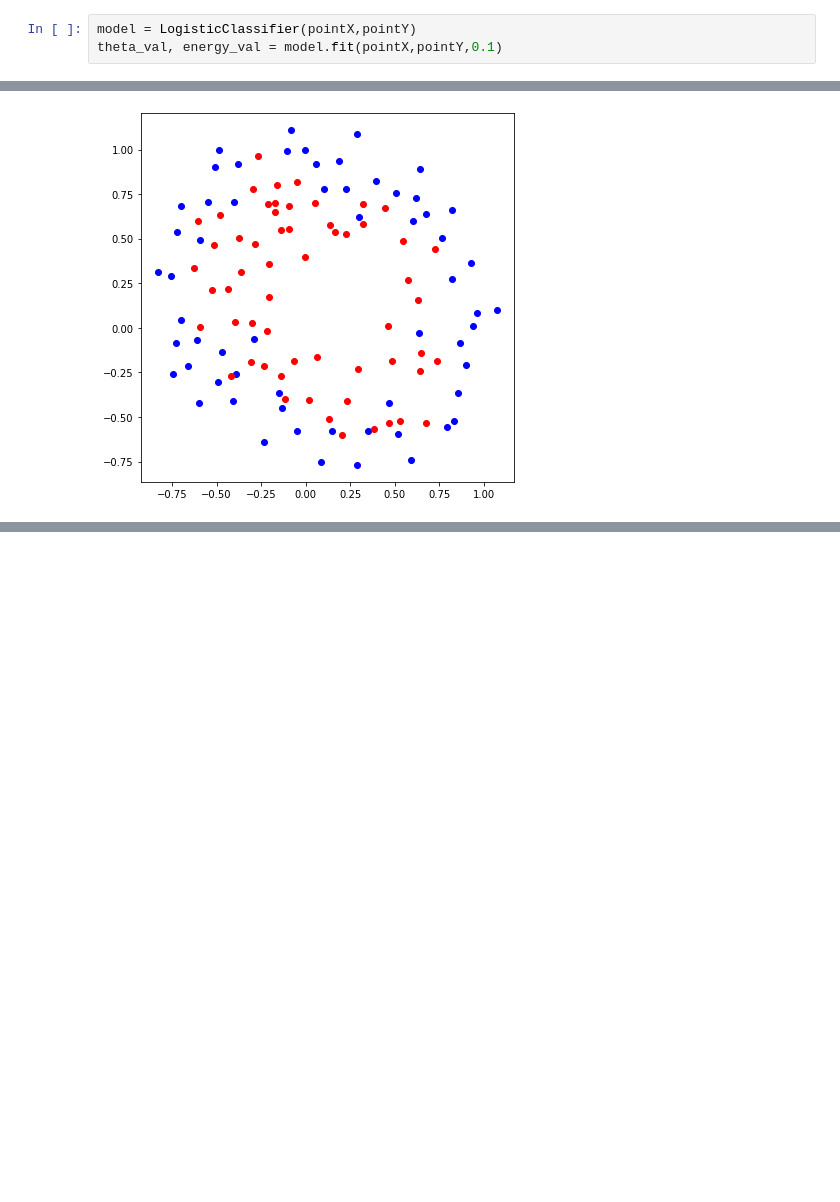
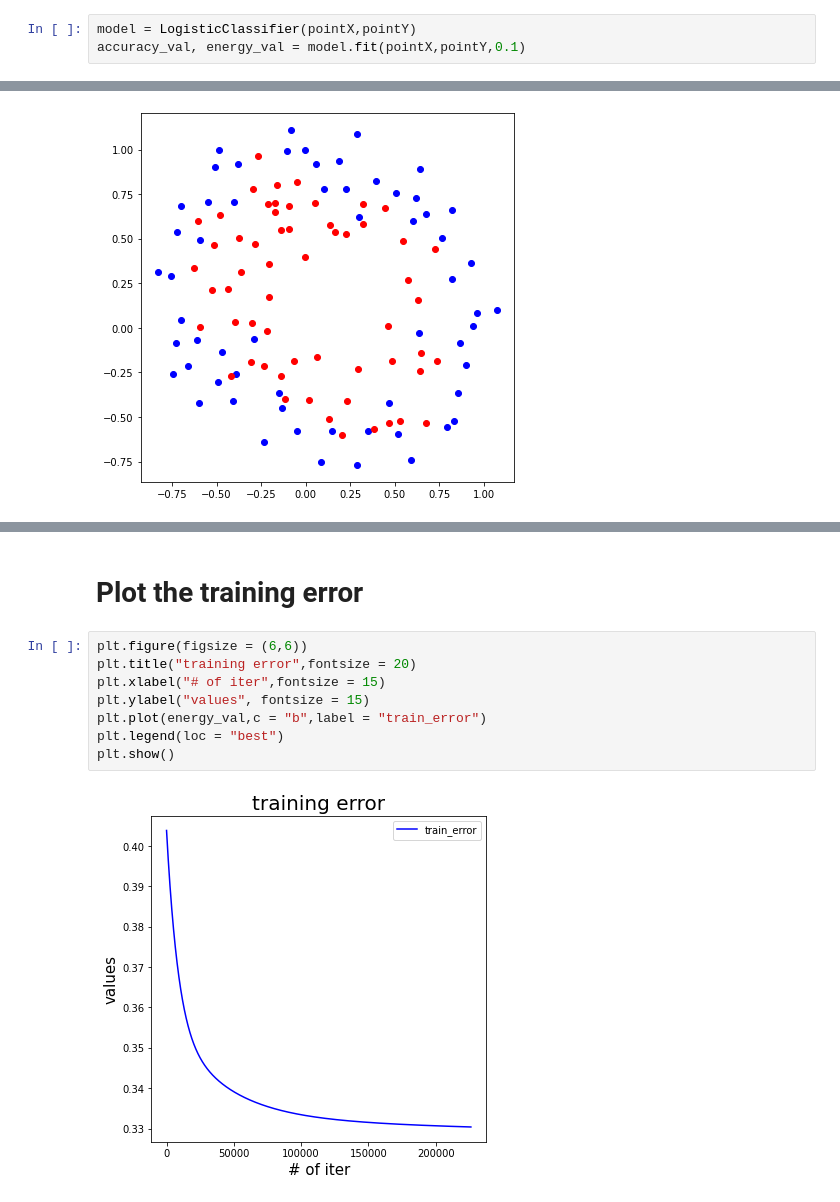
Before and after one commit to thdgmltjd123/MLProject, a Jupyter notebook: 20150711_Assignment06.ipynb, the cells around one changed output, grey strips where cells are left out. Drawn from its saved outputs; the diff is of its cells as text; blank space fills up the shorter version.

Commit message:
Plot the training error

```diff
--- a/20150711_Assignment06.ipynb
+++ b/20150711_Assignment06.ipynb
@@ -89,7 +85,7 @@ class LogisticClassifier:
     return accuracy_val,energy_val
 # %%
 model = LogisticClassifier(pointX,pointY)
-theta_val, energy_val = model.fit(pointX,pointY,0.1)
+accuracy_val, energy_val = model.fit(pointX,pointY,0.1)
 # %% [markdown]
 # **Plot the training data**
 # %%
@@ -120,3 +116,15 @@ plt.show()
 # **Writh down the high dimensional function**
 
 $g(x,y,\Theta) = \Theta_{0} + \Theta_{1}x + \Theta_{2}x^{2} + \Theta_{3}x^{3} + \Theta_{4}x^{4} + \Theta_{5}y + \Theta_{6}y^{2} + \Theta_{7}y^{3} + \Theta_{8}y^{4} + \Theta_{9}xy + \Theta_{10}xy^{2} + \Theta_{11}xy^{3} + \Theta_{12}x^{2}y + \Theta_{13}x^{2}y^{2} + \Theta_{14}x^{3}y$
+# %% [markdown]
+# **Plot the training error**
+# %%
+plt.figure(figsize = (6,6))
+plt.title("training error",fontsize = 20)
+plt.xlabel("# of iter",fontsize = 15)
+plt.ylabel("values", fontsize = 15)
+plt.plot(energy_val,c = "b",label = "train_error")
+plt.legend(loc = "best")
+plt.show()
+# %% [output]
+[figure, added]
```
Also changed, not shown: parts of 1 cell of this notebook.
